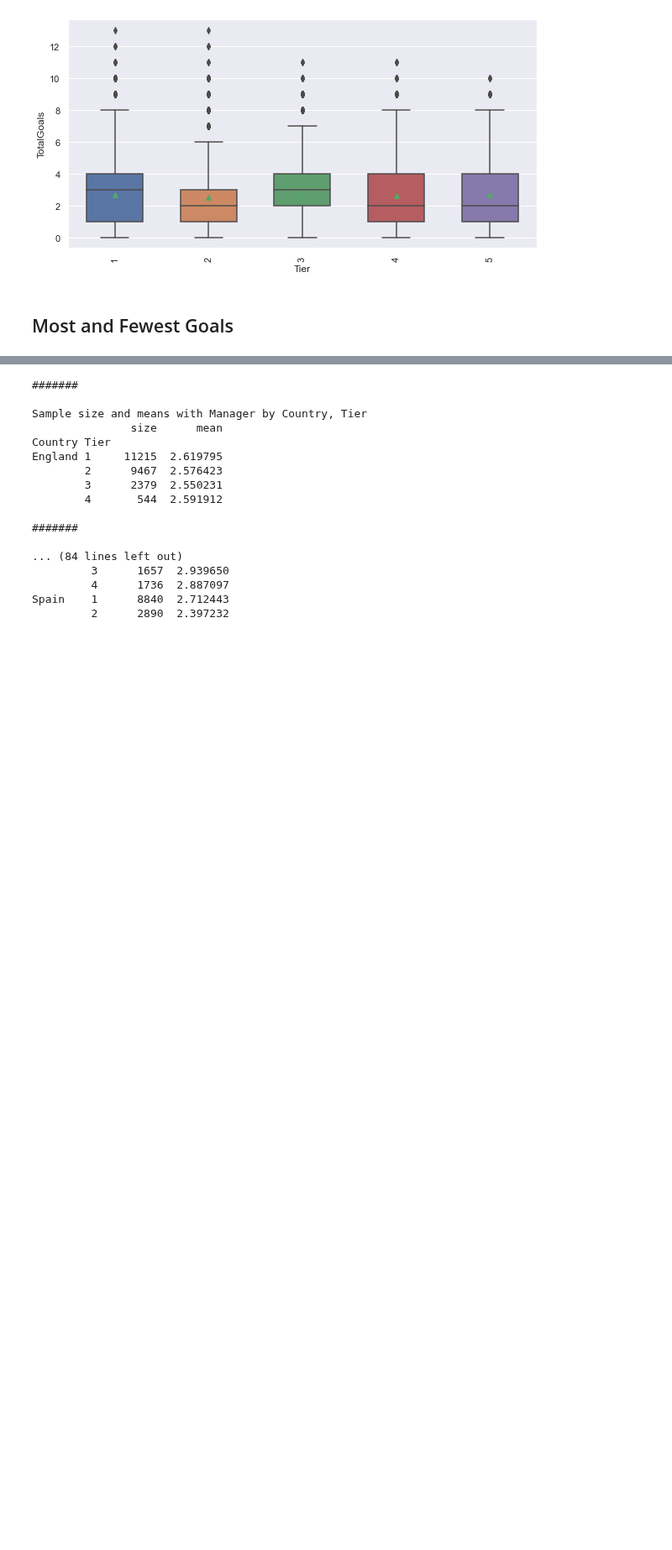
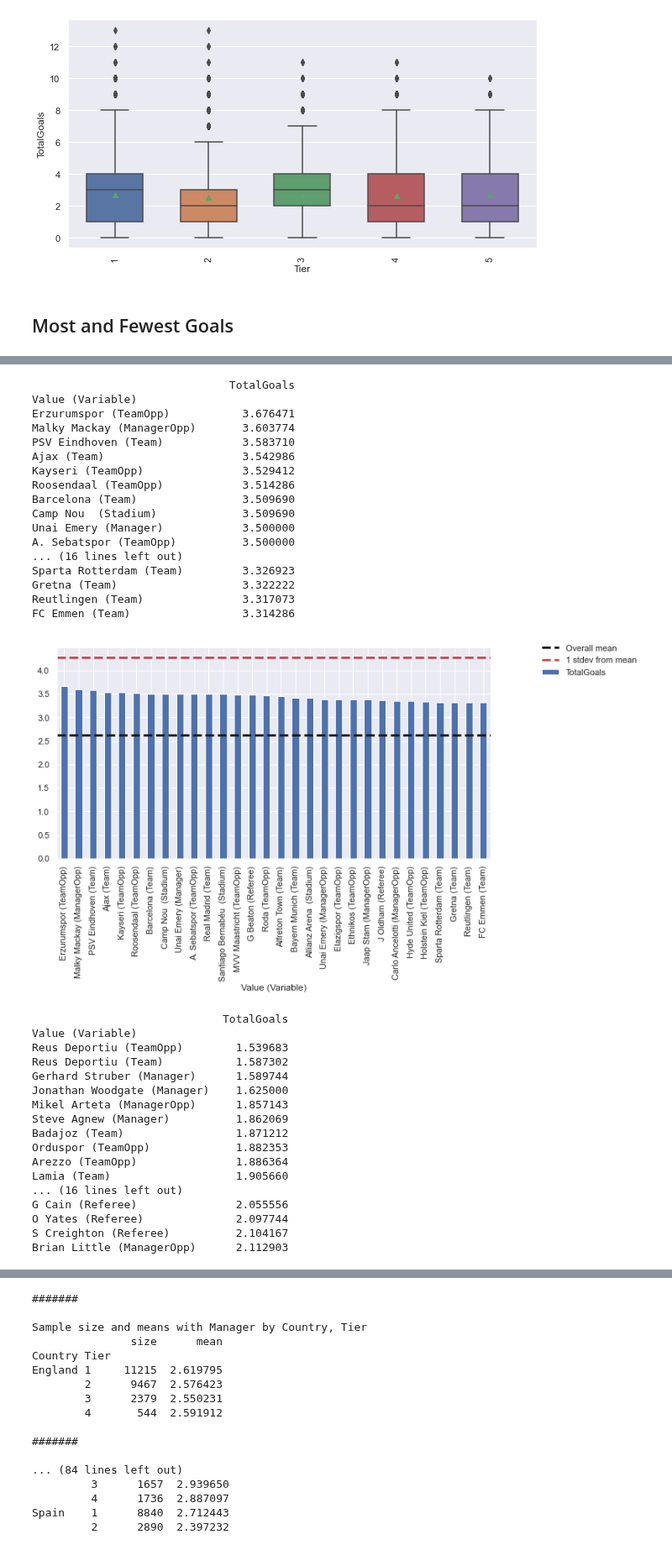
Before and after one commit to deacona/the-ball-is-round, a Jupyter notebook: notebooks/club_01_goals_around_europe.ipynb, the cells around one changed output, grey strips where cells are left out. Shown at 84% size. Drawn from its saved outputs; the diff is of its cells as text; code cells hidden in the pictures; blank space fills up the shorter version.

Commit message:
More figures and more analysis
Tidied up README
Move the old clubs notebooks to archive folder
Save more figures and use in analysis

```diff
--- a/notebooks/club_01_goals_around_europe.ipynb
+++ b/notebooks/club_01_goals_around_europe.ipynb
@@ -181,13 +185,17 @@ Tier
 # %%
 min_games = 30
 top_n = 10
+
+tops_list = []
 
 for col in ["Team", "TeamOpp", "Manager", "ManagerOpp", "Stadium", "Referee"]:
     print("\n#######\n")
     for txt, asc, hilo in [("Top", False, high), ("Bottom", True, low)]:
         print("{0} {1} average goals by {2} (minimum {3} matches)...".format(txt, top_n, col, min_games))
         top = df[df[col].isin(df[col].value_counts()[df[col].value_counts() > min_games].index)].groupby(col).TotalGoals
-        top = top.mean().sort_values(ascending=asc).head(top_n)
+        top = pd.DataFrame(top.mean().sort_values(ascending=asc).head(top_n))
+        top["Variable"] = col
+        tops_list.append(top)
         print(top)
         top.plot(kind="bar", figsize=(10,5))
         plt.xticks(rotation=90)
@@ -288,2 +296,64 @@ Name: TotalGoals, dtype: float64
 [figure]
 ... (12 outputs left out)
+# %%
+tops = pd.concat(tops_list, axis=0) #.sort_values(by="TotalGoals", ascending=False).head(30)
+tops["Value (Variable)"] = tops.index + " (" + tops.Variable + ")"
+tops.set_index("Value (Variable)", inplace=True)
+tops.drop(columns="Variable", inplace=True)
+# tops
+
+# tops = pd.concat(tops_list, axis=0) #.sort_values(by="TotalGoals", ascending=False).head(30)
+top_n = 30
+
+for txt, asc, hilo in [("Top", False, high), ("Bottom", True, low)]:
+#     print("{0} {1} average goals by {2} (minimum {3} matches)...".format(txt, top_n, col, min_games))
+#     top = df[df[col].isin(df[col].value_counts()[df[col].value_counts() > min_games].index)].groupby(col).TotalGoals
+#     top = pd.DataFrame(top.mean().sort_values(ascending=asc).head(top_n))
+#     top["Variable"] = col
+#     tops_list.append(top)
+    tmp = tops.sort_values(by="TotalGoals", ascending=asc).head(top_n)
+    print(tmp)
+    tmp.plot(kind="bar", figsize=(10,5))
+    plt.xticks(rotation=90)
+    plt.axhline(y=mean, linewidth=3, color='k', linestyle="--", label="Overall mean")
+    plt.axhline(y=hilo, linewidth=3, color='r', linestyle="--", label="1 stdev from mean")
+    plt.legend(bbox_to_anchor=(1.1, 1.05))
+
+    plt.savefig("../reports/figures/club_01_bar_{0}.PNG".format(txt), bbox_inches='tight')
+    plt.show()
+# %% [output]
+                              TotalGoals
+Value (Variable)
+Erzurumspor (TeamOpp)           3.676471
+Malky Mackay (ManagerOpp)       3.603774
+PSV Eindhoven (Team)            3.583710
+Ajax (Team)                     3.542986
+Kayseri (TeamOpp)               3.529412
+Roosendaal (TeamOpp)            3.514286
+Barcelona (Team)                3.509690
+Camp Nou  (Stadium)             3.509690
+Unai Emery (Manager)            3.500000
+A. Sebatspor (TeamOpp)          3.500000
+... (16 lines left out)
+Sparta Rotterdam (Team)         3.326923
+Gretna (Team)                   3.322222
+Reutlingen (Team)               3.317073
+FC Emmen (Team)                 3.314286
+[figure, added]
+                             TotalGoals
+Value (Variable)
+Reus Deportiu (TeamOpp)        1.539683
+Reus Deportiu (Team)           1.587302
+Gerhard Struber (Manager)      1.589744
+Jonathan Woodgate (Manager)    1.625000
+Mikel Arteta (ManagerOpp)      1.857143
+Steve Agnew (Manager)          1.862069
+Badajoz (Team)                 1.871212
+Orduspor (TeamOpp)             1.882353
+Arezzo (TeamOpp)               1.886364
+Lamia (Team)                   1.905660
+... (16 lines left out)
+G Cain (Referee)               2.055556
+O Yates (Referee)              2.097744
+S Creighton (Referee)          2.104167
+Brian Little (ManagerOpp)      2.112903
```
Also changed, not shown: parts of 6 cells of this notebook, 9 other files.
